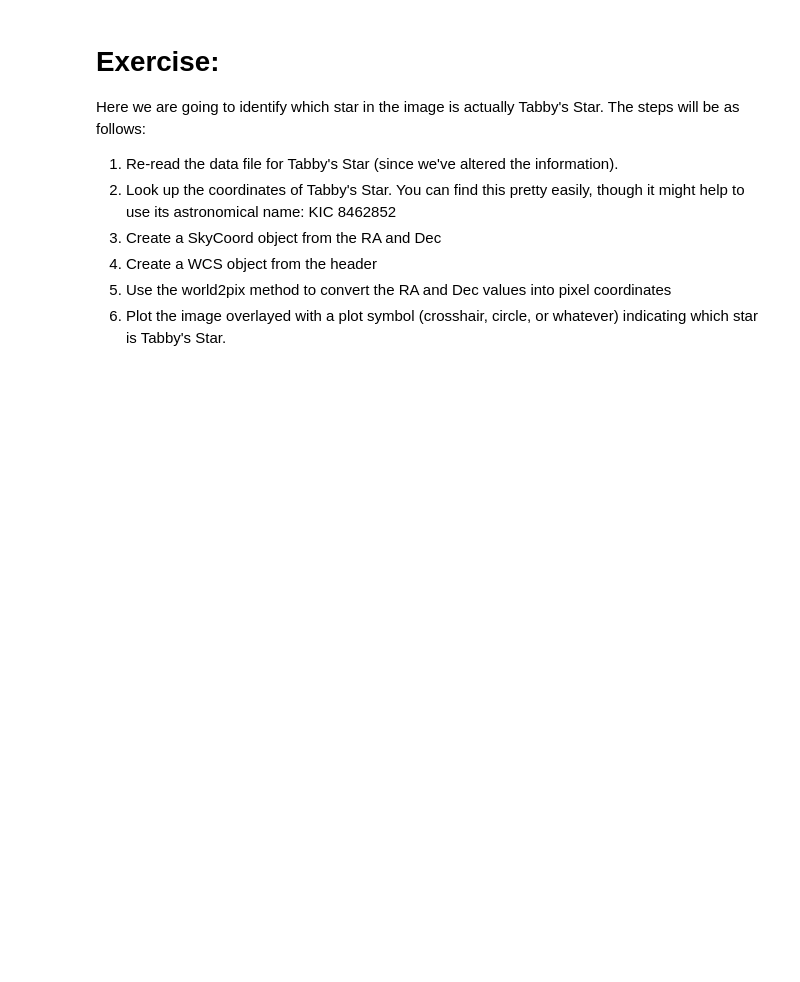
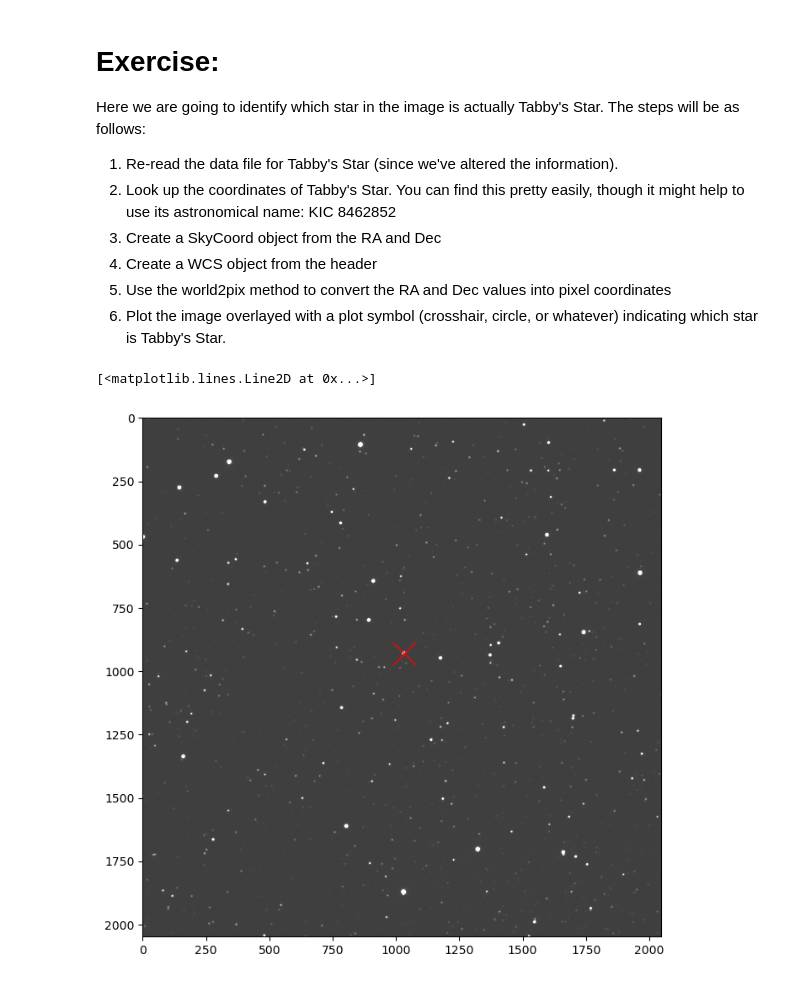
Before and after one commit to alexanderschatzberg/Physics, a Jupyter notebook: AstroTools/2_World_Coordinate_System_STUDENT.ipynb, the cells around one changed output. Saved outputs shown, nothing was run; the diff lists cells and outputs as text; code cells hidden in the pictures; blank space fills up the shorter version.

```diff
--- a/AstroTools/2_World_Coordinate_System_STUDENT.ipynb
+++ b/AstroTools/2_World_Coordinate_System_STUDENT.ipynb
@@ -60,3 +108,24 @@ Here we are going to identify which star in the image is actually Tabby's Star.
 4. Create a WCS object from the header
 5. Use the world2pix method to convert the RA and Dec values into pixel coordinates
 6. Plot the image overlayed with a plot symbol (crosshair, circle, or whatever) indicating which star is Tabby's Star.
+# %%
+from astropy.coordinates import SkyCoord
+import astropy.units as u
+
+image, header = fits.getdata('data/TabbysStar.fits', header=True)
+wcsObj = wcs.WCS(header)
+ra = header["RA"]
+dec = header["DEC"]
+
+tabby_coord = SkyCoord(ra, dec , unit=(u.hourangle, u.deg))
+
+#Get the pixel coordinates from world2pix
+xpix, ypix = wcsObj.wcs_world2pix(tabby_coord.ra.deg, tabby_coord.dec.deg, 1)
+
+#Put an x on the image at the pixel coordinates
+plt.figure(figsize=(8,8))
+plt.imshow(image,vmin=np.median(image)-1*np.std(image),vmax=np.median(image)+3*np.std(image),cmap='gray')
+plt.plot(xpix, ypix, 'x', markersize=15, markeredgecolor='red', markerfacecolor='none')
+# %% [output]
+[<matplotlib.lines.Line2D at 0x...>]
+[figure, added]
```
Also changed, not shown: parts of 8 cells of this notebook.
